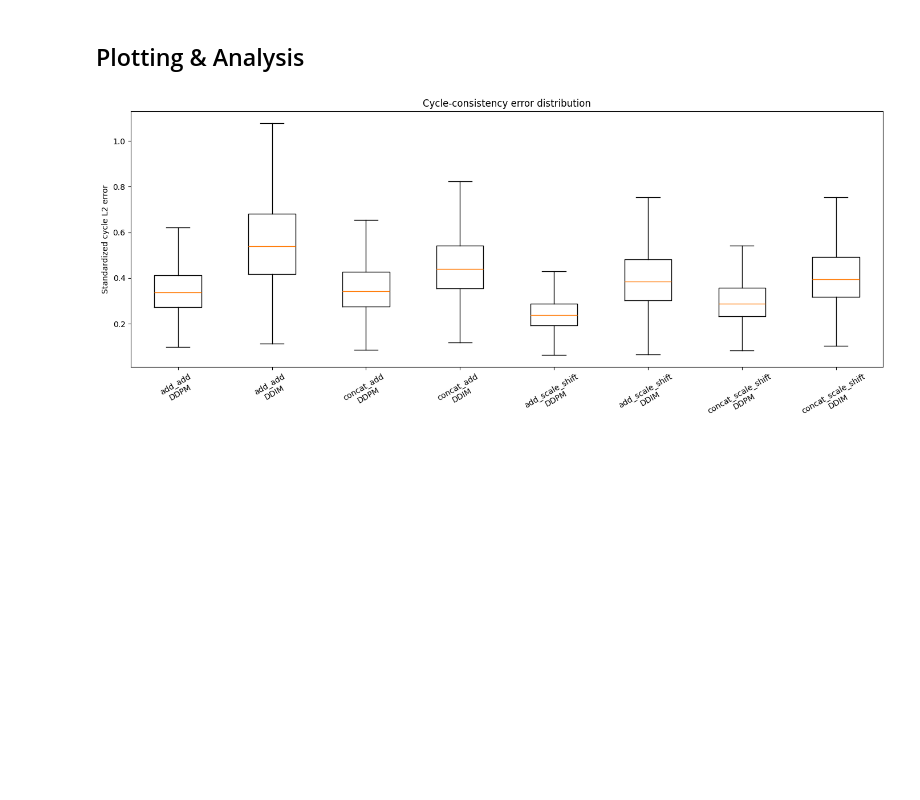
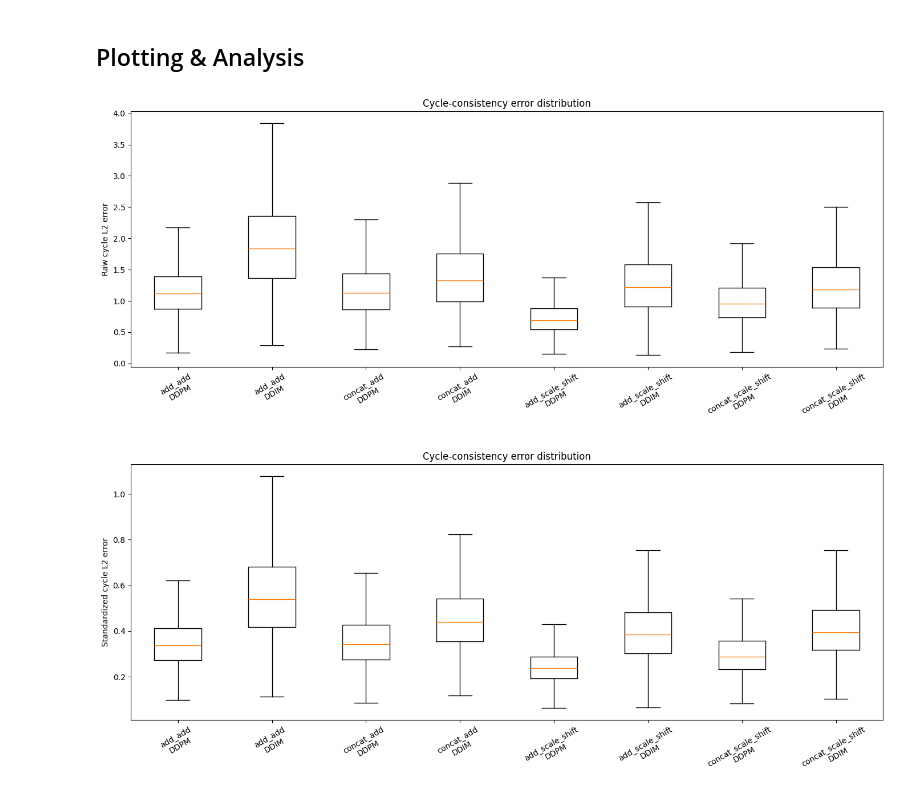
Before and after one commit to GoharKhachatryan/GenAI_project, a Jupyter notebook: notebooks/04_evaluation.ipynb, the cells around one changed output. Drawn from its saved outputs; the diff is of its cells as text; code cells hidden in the pictures; blank space fills up the shorter version.

Commit message:
#4. Added plots for the raw L2 metric.

```diff
--- a/notebooks/04_evaluation.ipynb
+++ b/notebooks/04_evaluation.ipynb
@@ -78,7 +93,7 @@ CHECKPOINTS = {
 
 # Since the colab runtime can be interrupted, save the results after each update here
 # Download my version using the URL in the README file
-RESULTS_PATH = "/path/to/the/cycle_results_full_test.pt"
+RESULTS_PATH = "/content/drive/MyDrive/for_bostongene/cycle_results_full_test.pt"
 # %% [markdown]
 ## Test set
 # %%
@@ -568,6 +583,40 @@ for (variant, sampler), result in results.items():
         })
 
 plot_df = pd.DataFrame(plot_rows)
+# %%
+labels = []
+data = []
+
+for variant in MODEL_VARIANTS:
+    for sampler in SAMPLERS:
+        key = (variant, sampler)
+
+        data.append(
+            results[key]["raw_l2"].numpy()
+        )
+
+        labels.append(
+            f"{variant}\n{sampler.upper()}"
+        )
+
+plt.figure(figsize=(14, 6))
+
+plt.boxplot(
+    data,
+    tick_labels=labels,
+    showfliers=False,
+)
+
+plt.ylabel("Raw cycle L2 error")
+plt.title(
+    "Cycle-consistency error distribution"
+)
+
+plt.xticks(rotation=30)
+plt.tight_layout()
+plt.show()
+# %% [output]
+[figure, added]
 # %%
 labels = []
 data = []
```
Also changed, not shown: parts of 4 cells of this notebook.
